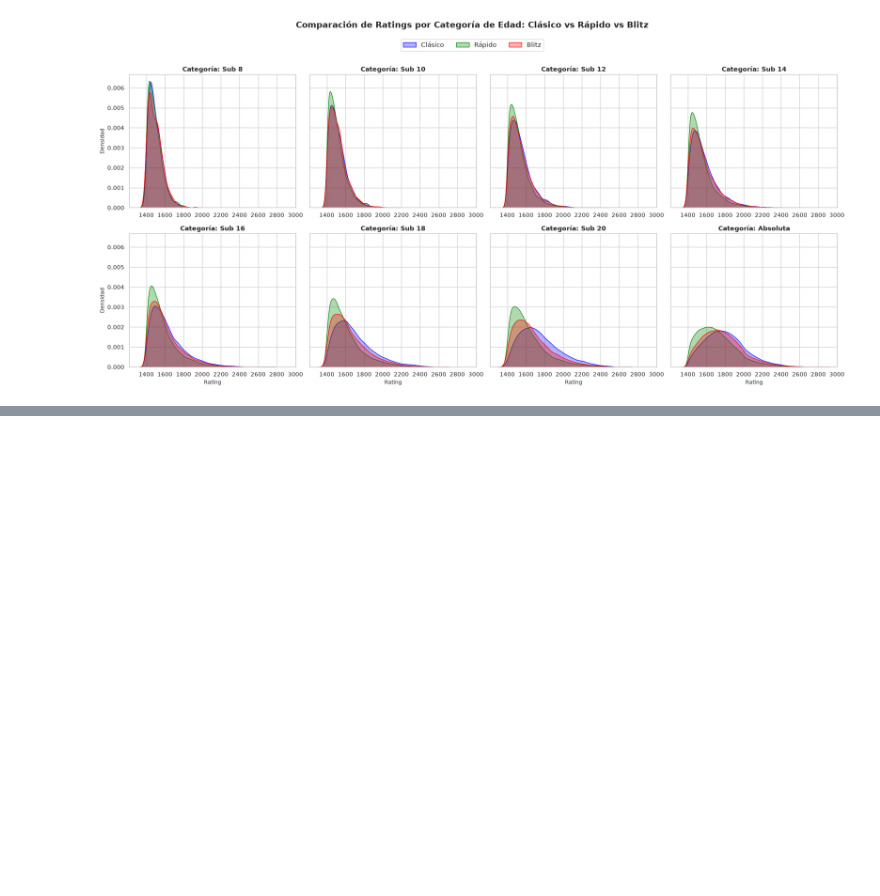
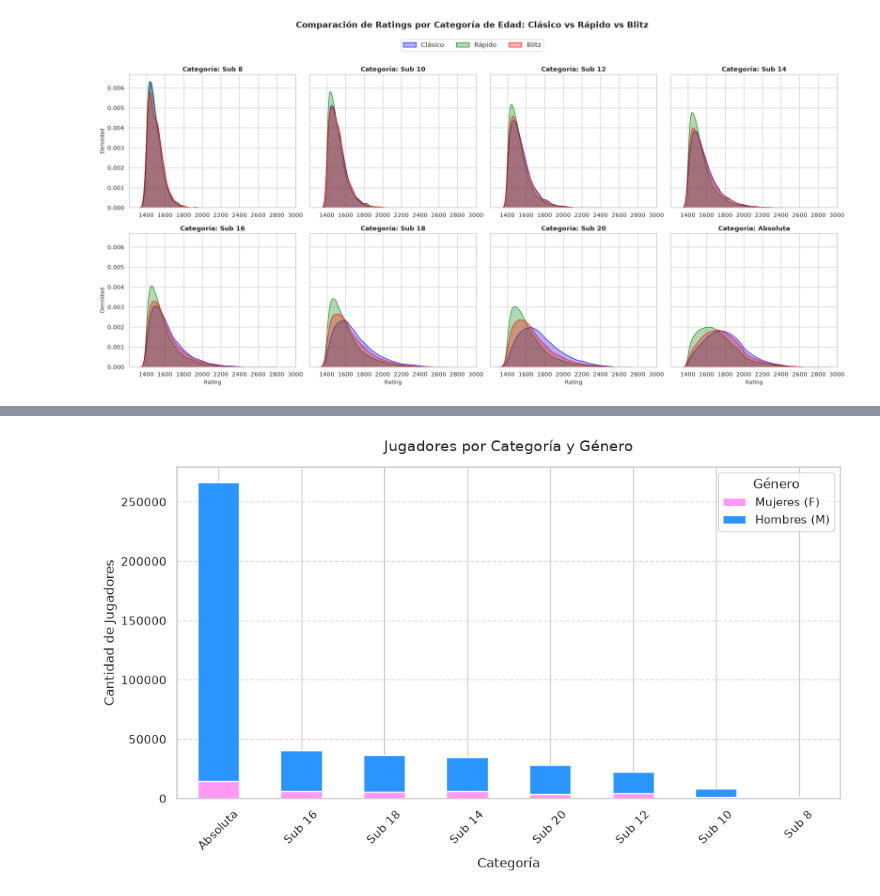
Before and after one commit to Entropy-v0/Kepler-ChessAnalytics, a Jupyter notebook: notebooks/02-demografia_edad_genero.ipynb, the cells around one changed output, grey strips where cells are left out. Cells and saved outputs as stored; diff of their text form; code cells hidden in the pictures; blank space fills up the shorter version.

Commit message:
Se agregaron estudio de categoria por segmentacion de sexo

```diff
--- a/notebooks/02-demografia_edad_genero.ipynb
+++ b/notebooks/02-demografia_edad_genero.ipynb
@@ -247,0 +250,10 @@ plt.show()
+# %%
+pd.crosstab(df['categoria'], df['sex']).reset_index()
+genero = pd.crosstab(df['categoria'], df['sex']).reset_index()
+
+
+df_categorias_seg = pd.merge(df_categorias, genero, on='categoria', how='left')
+
+
+
+df_categorias_seg
@@ -247,0 +270,23 @@ plt.show()
+# %%
+
+fig, ax = plt.subplots(figsize=(10, 6))
+
+df_categorias_seg.set_index('categoria')[['F', 'M']].plot(
+    kind='bar',
+    stacked=True,
+    color=["#ff99f3", "#2b95ff"],
+    ax=ax
+)
+
+ax.set_title('Jugadores por Categoría y Género', fontsize=14, pad=15)
+ax.set_xlabel('Categoría', fontsize=12)
+ax.set_ylabel('Cantidad de Jugadores', fontsize=12)
+ax.tick_params(axis='x', rotation=45)
+ax.legend(title='Género', labels=['Mujeres (F)', 'Hombres (M)'])
+ax.grid(axis='y', linestyle='--', alpha=0.7)
+
+
+fig.tight_layout()
+plt.show()
+# %% [output]
+[figure, added]
```
Also changed, not shown: parts of 8 cells of this notebook.
